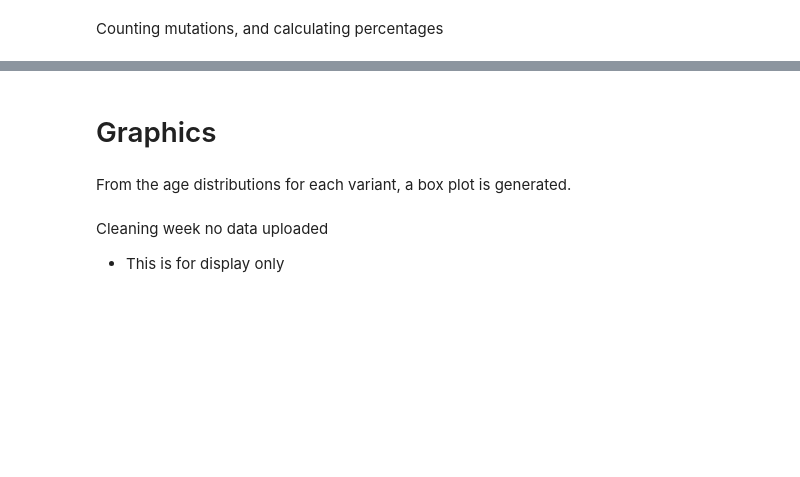
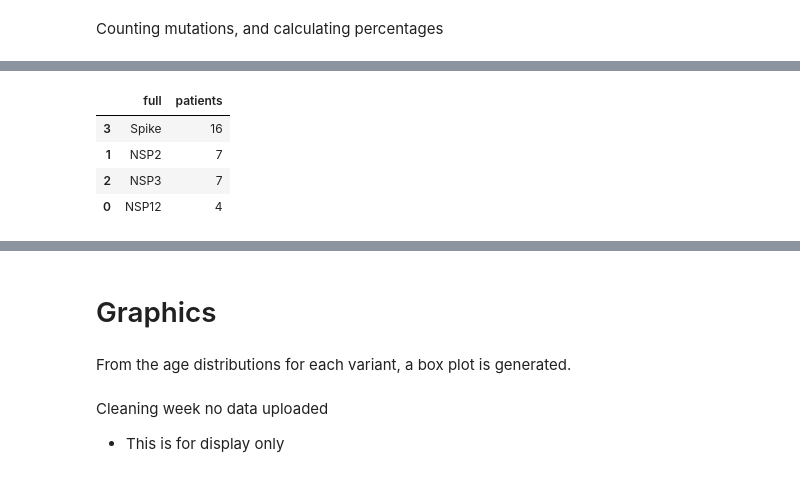
Before and after one commit to JesusColinV/Genetic_variability_Covid_MX, a Jupyter notebook: main.ipynb, the cells around one changed output, grey strips where cells are left out. Cells and saved outputs as stored; diff of their text form; code cells hidden in the pictures; blank space fills up the shorter version.

```diff
--- a/main.ipynb
+++ b/main.ipynb
@@ -108,0 +166,9 @@ else:
+# %%
+positions = [614, 681 , 478]
+count(df_mutations.query(f"change in {positions}"),'full')
+# %% [output]
+|  | full | patients |
+| 3 | Spike | 16 |
+| 1 | NSP2 | 7 |
+| 2 | NSP3 | 7 |
+| 0 | NSP12 | 4 |
```
Also changed, not shown: parts of 18 cells of this notebook, 6 other files.
